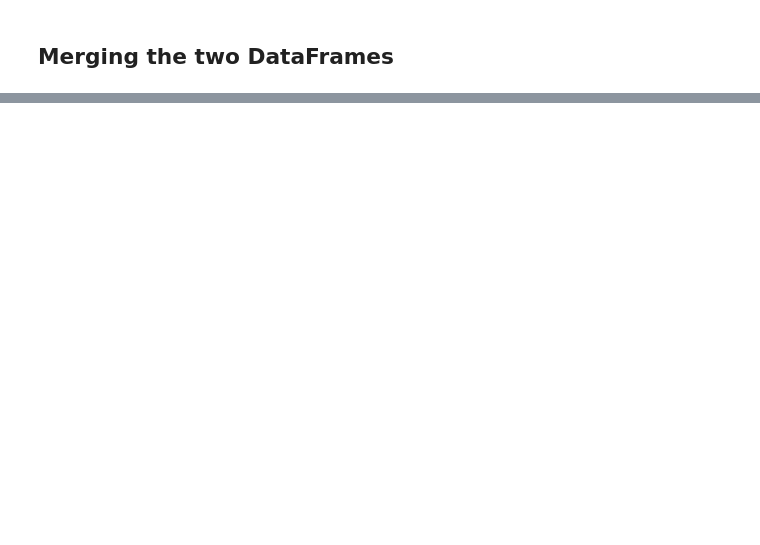
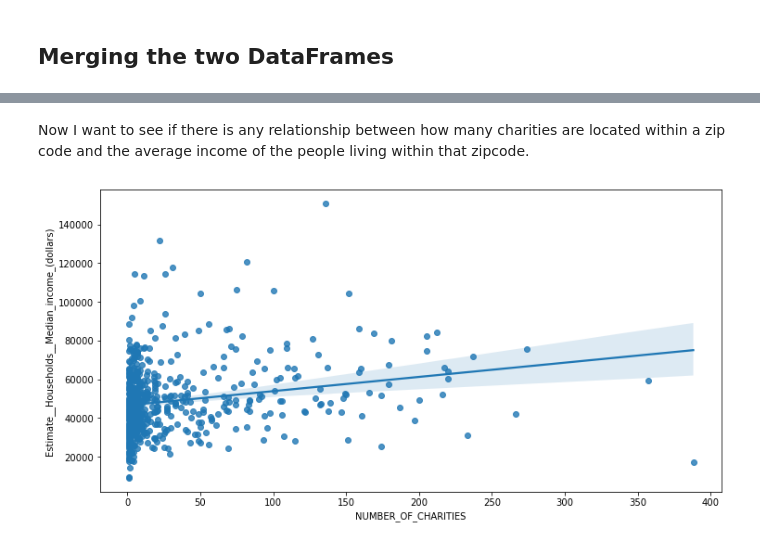
Before and after one commit to RebeccaVachon/KY_Charities_and_Income, a Jupyter notebook: Charities_and_Income.ipynb, the cells around one changed output, grey strips where cells are left out. Cells and saved outputs as stored; diff of their text form; code cells hidden in the pictures; blank space fills up the shorter version.

```diff
--- a/Charities_and_Income.ipynb
+++ b/Charities_and_Income.ipynb
@@ -162,3 +164,12 @@ income_df.head()
 | 3 | 11732 | 61974 | 76107 | 40004 |
 | 4 | 1675 | 61838 | 67429 | 40006 |
 | 5 | 25 | - | 48472 | 40007 |
+# %%
+#Converting the columns from strings to numbers
+
+Columns = ["Estimate__Households__Total", "Estimate__Households__Median_income_(dollars)", "Estimate__Households__Mean_income_(dollars)"]
+for x in Columns:
+    income_df[x] = pd.to_numeric(income_df[x], errors='coerce')
+
+
+income_df.dtypes
@@ -176,0 +259,8 @@ merged_df.head()
+# %% [markdown]
+Now I want to see if there is any relationship between how many charities are located within a zip code and the average income of the people living within that zipcode.
+# %%
+plt.figure(figsize=(12,6))
+sns.regplot(x='NUMBER_OF_CHARITIES', y="Estimate__Households__Median_income_(dollars)", data=merged_df)
+plt.show()
+# %% [output]
+[figure, added]
```
Also changed, not shown: parts of 15 cells of this notebook.
